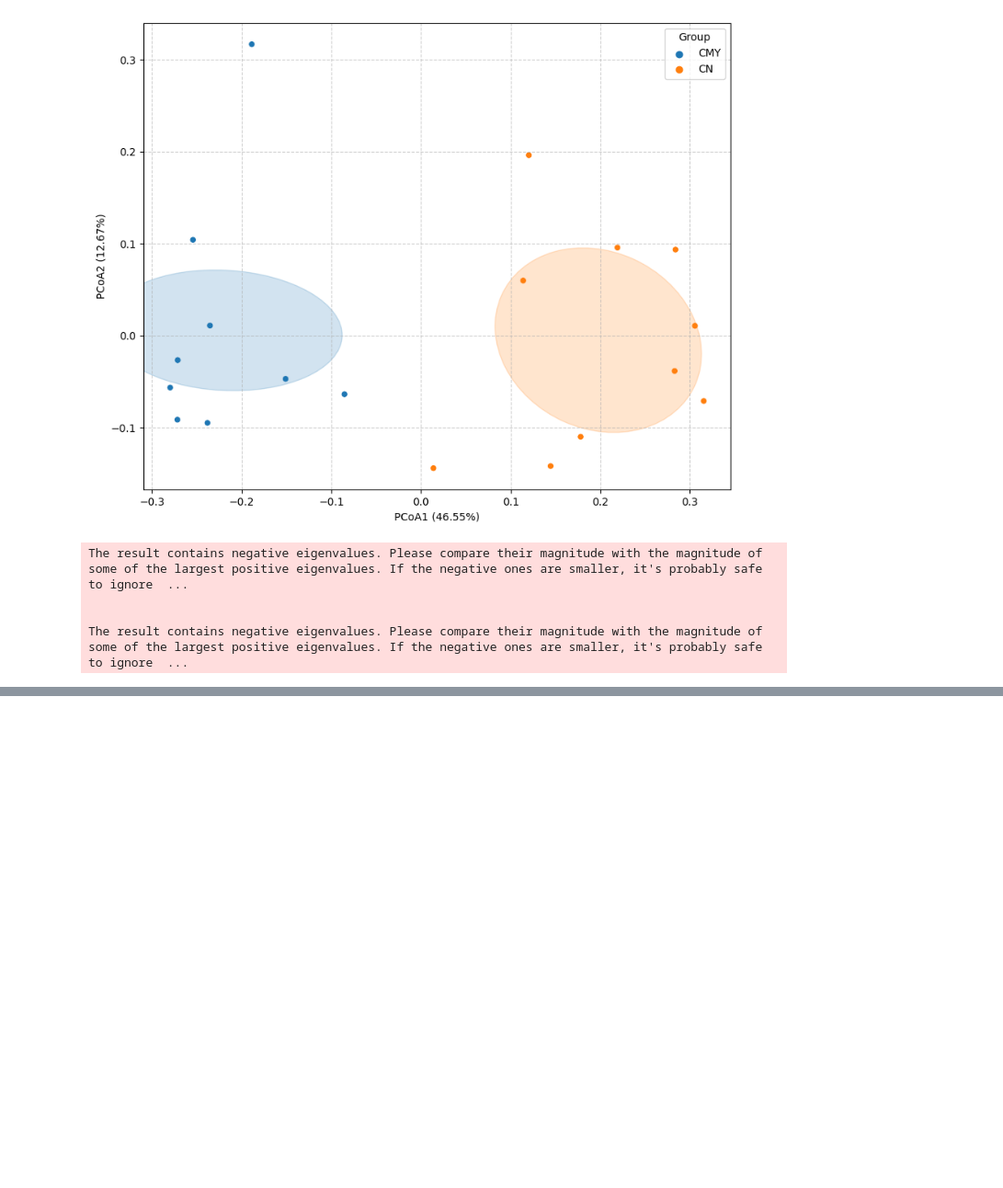
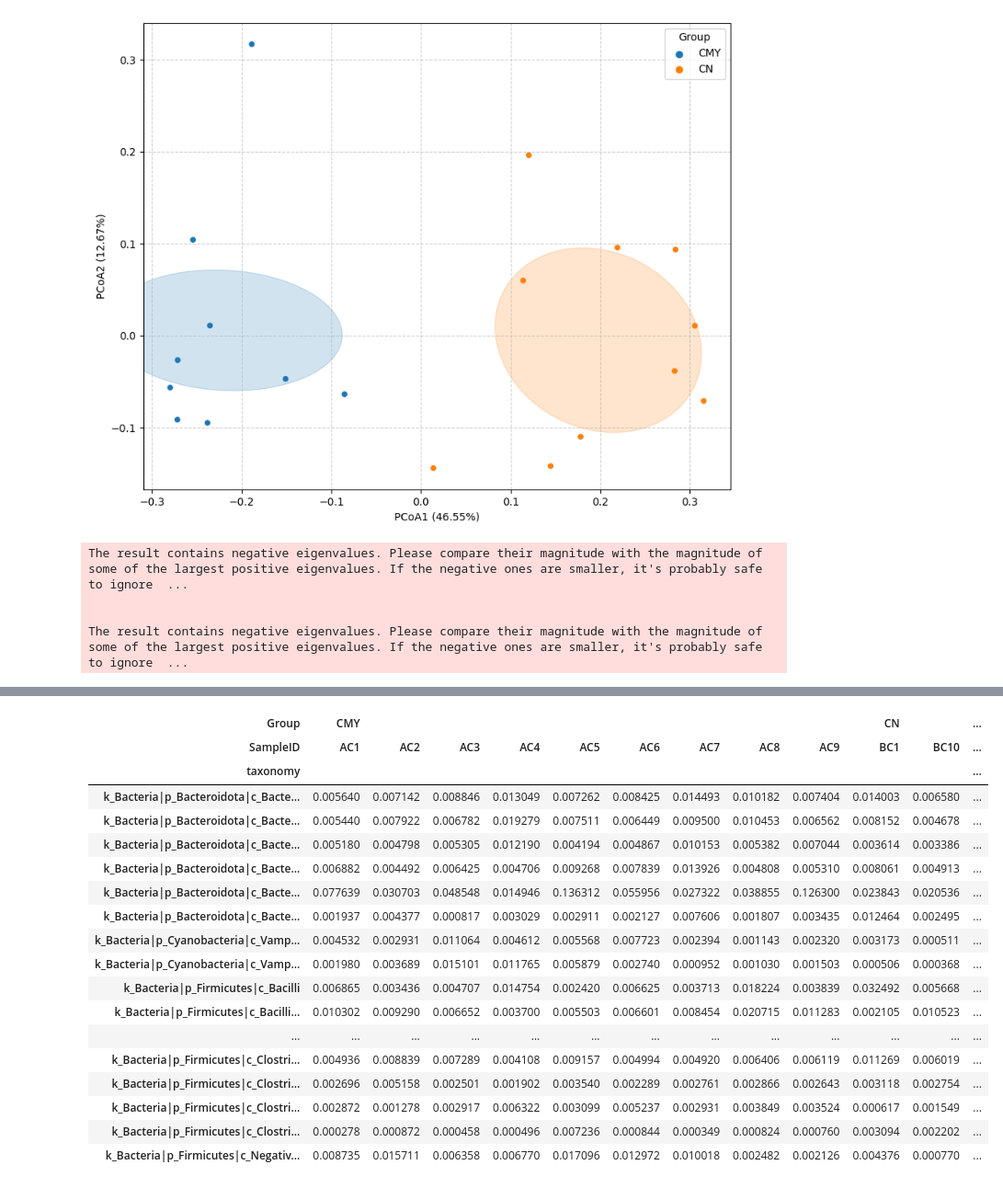
Before and after one commit to 100ika/rats27.07, a Jupyter notebook: OTU27.07.ipynb, the cells around one changed output, grey strips where cells are left out. Shown at 92% size. Drawn from its saved outputs; the diff is of its cells as text; code cells hidden in the pictures; blank space fills up the shorter version.

```diff
--- a/OTU27.07.ipynb
+++ b/OTU27.07.ipynb
@@ -676,0 +742,3 @@ The result contains negative eigenvalues. Please compare their magnitude with th
+# %%
+taxonomy = pd.read_csv('dataframes/taxonomy.csv', index_col=0, sep=',')
+taxonomy
@@ -676,0 +760,8 @@ The result contains negative eigenvalues. Please compare their magnitude with th
+# %%
+def initial_data_preparation(initial_data):
+    initial_data_preparation_cmc = initial_data.copy()
+    initial_data_preparation_cmc = initial_data_preparation_cmc.reset_index()
+    return initial_data_preparation_cmc.rename(columns= {"index":"SampleID"})
+initial_data_preparation_cmc = initial_data_preparation(merged_deleted_cmc_rel_dropped)
+initial_data_preparation_cmy = initial_data_preparation(merged_deleted_cmy_rel_dropped)
+initial_data_preparation_cmc
@@ -676,0 +787,57 @@ The result contains negative eigenvalues. Please compare their magnitude with th
+# %%
+import pandas as pd
+
+# Определение функции форматирования таксономии
+def format_taxonomy(row):
+    prefixes = ['k_', 'p_', 'c_', 'o_', 'f_', 'g_', 's_']
+    cols = ['Domain', 'Phylum', 'Class', 'Order', 'Family', 'Genus', 'Species']
+    taxonomy = ''
+
+    for prefix, col in zip(prefixes, cols):
+        if row[col] != '?':
+            taxonomy += prefix + row[col] + '|'
+
+    return taxonomy.rstrip('|')
+
+def taxonomy_conservation(taxonomy, initial_df, group1):
+    # Применение функции форматирования к каждой строке датафрейма таксономии
+    taxonomy['taxonomy'] = taxonomy.apply(format_taxonomy, axis=1)
+    # Преобразование датафрейма try_to_galaxy_merged в формат "длинный"
+    try_to_galaxy_long = initial_df.melt(id_vars=['SampleID', 'Group'], var_name='OTU', value_name='Value')
+    # Слияние датафреймов OTU и таксономии по столбцу 'OTU'
+    final_df = pd.merge(try_to_galaxy_long, taxonomy.reset_index(), on='OTU', how='left')
+    # Создание нового сводного датафрейма с SampleID и Group в качестве столбцов
+    new_pivot_df = final_df.pivot_table(index="taxonomy", columns=["Group", "SampleID"], values="Value")
+    # Заполнение отсутствующих значений нулями
+    new_pivot_df = new_pivot_df.fillna(0)
+    # Изменение порядка уровней в MultiIndex в столбцах
+    new_pivot_df = new_pivot_df.reorder_levels(['Group', 'SampleID'], axis=1)
+    # Сортировка по обоим уровням в MultiIndex в столбцах
+    new_pivot_df.sort_index(axis=1, level=['Group', 'SampleID'], inplace=True)
+
+    # Вывод результата
+    new_pivot_df.to_csv(f'dataframes/output_data/OTU/taxonomy_{group1}.csv', sep='\t')
+    return new_pivot_df
+
+new_pivot_cmc = taxonomy_conservation(taxonomy, initial_data_preparation_cmc, 'CMC')
+new_pivot_cmy = taxonomy_conservation(taxonomy, initial_data_preparation_cmy, 'CMY')
+# %% [output]
+| Group | CMY |  |  |  |  |  |  |  |  | CN |  | ... |
+| SampleID | AC1 | AC2 | AC3 | AC4 | AC5 | AC6 | AC7 | AC8 | AC9 | BC1 | BC10 | ... |
+| taxonomy |  |  |  |  |  |  |  |  |  |  |  | ... |
+| k_Bacteria|p_Bacteroidota|c_Bacte... | 0.005640 | 0.007142 | 0.008846 | 0.013049 | 0.007262 | 0.008425 | 0.014493 | 0.010182 | 0.007404 | 0.014003 | 0.006580 | ... |
+| k_Bacteria|p_Bacteroidota|c_Bacte... | 0.005440 | 0.007922 | 0.006782 | 0.019279 | 0.007511 | 0.006449 | 0.009500 | 0.010453 | 0.006562 | 0.008152 | 0.004678 | ... |
+| k_Bacteria|p_Bacteroidota|c_Bacte... | 0.005180 | 0.004798 | 0.005305 | 0.012190 | 0.004194 | 0.004867 | 0.010153 | 0.005382 | 0.007044 | 0.003614 | 0.003386 | ... |
+| k_Bacteria|p_Bacteroidota|c_Bacte... | 0.006882 | 0.004492 | 0.006425 | 0.004706 | 0.009268 | 0.007839 | 0.013926 | 0.004808 | 0.005310 | 0.008061 | 0.004913 | ... |
+| k_Bacteria|p_Bacteroidota|c_Bacte... | 0.077639 | 0.030703 | 0.048548 | 0.014946 | 0.136312 | 0.055956 | 0.027322 | 0.038855 | 0.126300 | 0.023843 | 0.020536 | ... |
+| k_Bacteria|p_Bacteroidota|c_Bacte... | 0.001937 | 0.004377 | 0.000817 | 0.003029 | 0.002911 | 0.002127 | 0.007606 | 0.001807 | 0.003435 | 0.012464 | 0.002495 | ... |
+| k_Bacteria|p_Cyanobacteria|c_Vamp... | 0.004532 | 0.002931 | 0.011064 | 0.004612 | 0.005568 | 0.007723 | 0.002394 | 0.001143 | 0.002320 | 0.003173 | 0.000511 | ... |
+| k_Bacteria|p_Cyanobacteria|c_Vamp... | 0.001980 | 0.003689 | 0.015101 | 0.011765 | 0.005879 | 0.002740 | 0.000952 | 0.001030 | 0.001503 | 0.000506 | 0.000368 | ... |
+| k_Bacteria|p_Firmicutes|c_Bacilli | 0.006865 | 0.003436 | 0.004707 | 0.014754 | 0.002420 | 0.006625 | 0.003713 | 0.018224 | 0.003839 | 0.032492 | 0.005668 | ... |
+| k_Bacteria|p_Firmicutes|c_Bacilli... | 0.010302 | 0.009290 | 0.006652 | 0.003700 | 0.005503 | 0.006601 | 0.008454 | 0.020715 | 0.011283 | 0.002105 | 0.010523 | ... |
+| ... | ... | ... | ... | ... | ... | ... | ... | ... | ... | ... | ... | ... |
+| k_Bacteria|p_Firmicutes|c_Clostri... | 0.004936 | 0.008839 | 0.007289 | 0.004108 | 0.009157 | 0.004994 | 0.004920 | 0.006406 | 0.006119 | 0.011269 | 0.006019 | ... |
+| k_Bacteria|p_Firmicutes|c_Clostri... | 0.002696 | 0.005158 | 0.002501 | 0.001902 | 0.003540 | 0.002289 | 0.002761 | 0.002866 | 0.002643 | 0.003118 | 0.002754 | ... |
+| k_Bacteria|p_Firmicutes|c_Clostri... | 0.002872 | 0.001278 | 0.002917 | 0.006322 | 0.003099 | 0.005237 | 0.002931 | 0.003849 | 0.003524 | 0.000617 | 0.001549 | ... |
+| k_Bacteria|p_Firmicutes|c_Clostri... | 0.000278 | 0.000872 | 0.000458 | 0.000496 | 0.007236 | 0.000844 | 0.000349 | 0.000824 | 0.000760 | 0.003094 | 0.002202 | ... |
+| k_Bacteria|p_Firmicutes|c_Negativ... | 0.008735 | 0.015711 | 0.006358 | 0.006770 | 0.017096 | 0.012972 | 0.010018 | 0.002482 | 0.002126 | 0.004376 | 0.000770 | ... |
```
Also changed, not shown: parts of 5 cells of this notebook, 25 other files.
